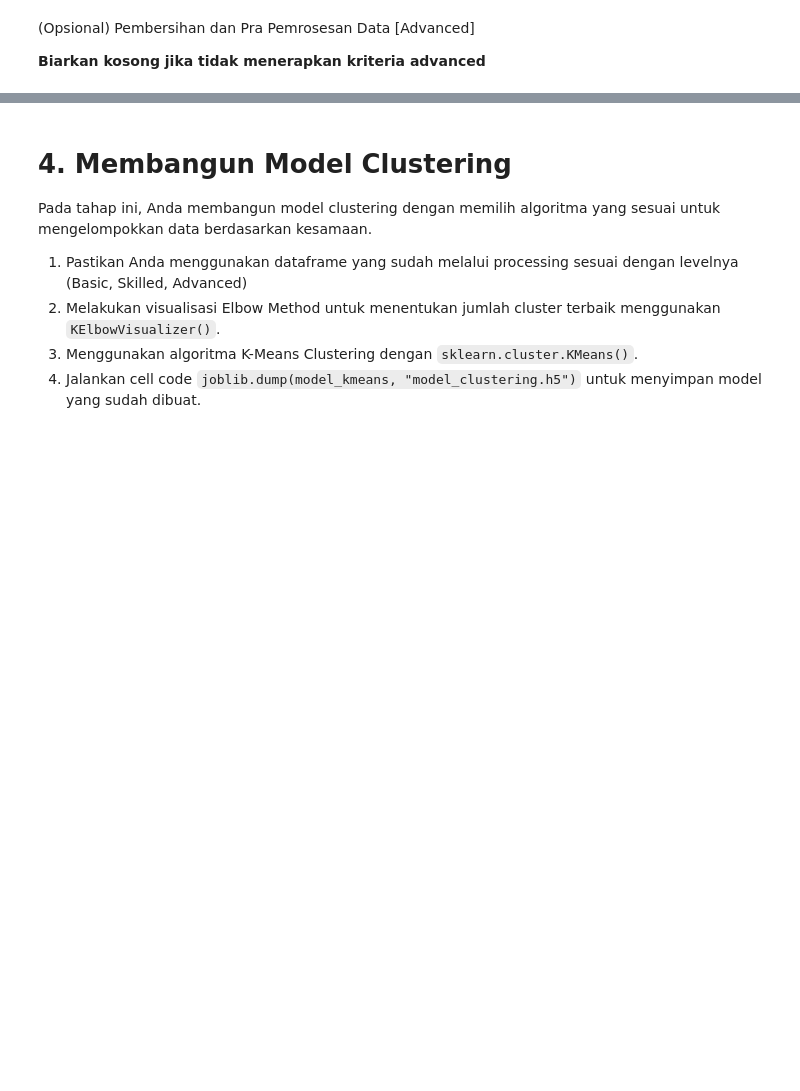
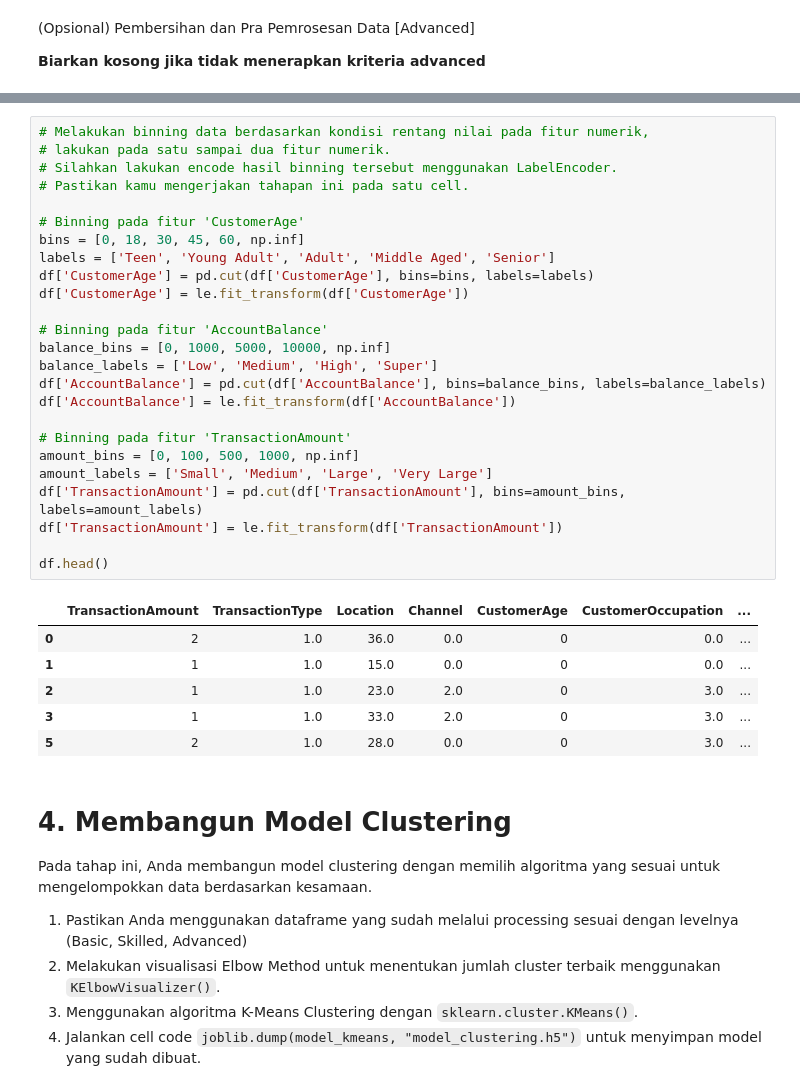
Before and after one commit to Sulbae/ML-Supervised-Unsupervised, a Jupyter notebook: [Clustering]_Submission_Akhir_BMLP_Anggun-Sulis-Setyawan.ipynb, the cells around one changed output, grey strips where cells are left out. Saved outputs shown, nothing was run; the diff lists cells and outputs as text; blank space fills up the shorter version.

```diff
--- a/[Clustering]_Submission_Akhir_BMLP_Anggun-Sulis-Setyawan.ipynb
+++ b/[Clustering]_Submission_Akhir_BMLP_Anggun-Sulis-Setyawan.ipynb
@@ -380,3 +404,35 @@ Jumlah duplikasi data : 0
+# %%
+# Melakukan binning data berdasarkan kondisi rentang nilai pada fitur numerik,
+# lakukan pada satu sampai dua fitur numerik.
+# Silahkan lakukan encode hasil binning tersebut menggunakan LabelEncoder.
+# Pastikan kamu mengerjakan tahapan ini pada satu cell.
+
+# Binning pada fitur 'CustomerAge'
+bins = [0, 18, 30, 45, 60, np.inf]
+labels = ['Teen', 'Young Adult', 'Adult', 'Middle Aged', 'Senior']
+df['CustomerAge'] = pd.cut(df['CustomerAge'], bins=bins, labels=labels)
+df['CustomerAge'] = le.fit_transform(df['CustomerAge'])
+
+# Binning pada fitur 'AccountBalance'
+balance_bins = [0, 1000, 5000, 10000, np.inf]
+balance_labels = ['Low', 'Medium', 'High', 'Super']
+df['AccountBalance'] = pd.cut(df['AccountBalance'], bins=balance_bins, labels=balance_labels)
+df['AccountBalance'] = le.fit_transform(df['AccountBalance'])
+
+# Binning pada fitur 'TransactionAmount'
+amount_bins = [0, 100, 500, 1000, np.inf]
+amount_labels = ['Small', 'Medium', 'Large', 'Very Large']
+df['TransactionAmount'] = pd.cut(df['TransactionAmount'], bins=amount_bins, labels=amount_labels)
+df['TransactionAmount'] = le.fit_transform(df['TransactionAmount'])
+
+df.head()
+# %% [output]
+|  | TransactionAmount | TransactionType | Location | Channel | CustomerAge | CustomerOccupation | ... |
+| 0 | 2 | 1.0 | 36.0 | 0.0 | 0 | 0.0 | ... |
+| 1 | 1 | 1.0 | 15.0 | 0.0 | 0 | 0.0 | ... |
+| 2 | 1 | 1.0 | 23.0 | 2.0 | 0 | 3.0 | ... |
+| 3 | 1 | 1.0 | 33.0 | 2.0 | 0 | 3.0 | ... |
+| 5 | 2 | 1.0 | 28.0 | 0.0 | 0 | 3.0 | ... |
 # %% [markdown]
 # **4. Membangun Model Clustering**
 Pada tahap ini, Anda membangun model clustering dengan memilih algoritma yang sesuai untuk mengelompokkan data berdasarkan kesamaan.
```
Also changed, not shown: parts of 4 cells of this notebook.
